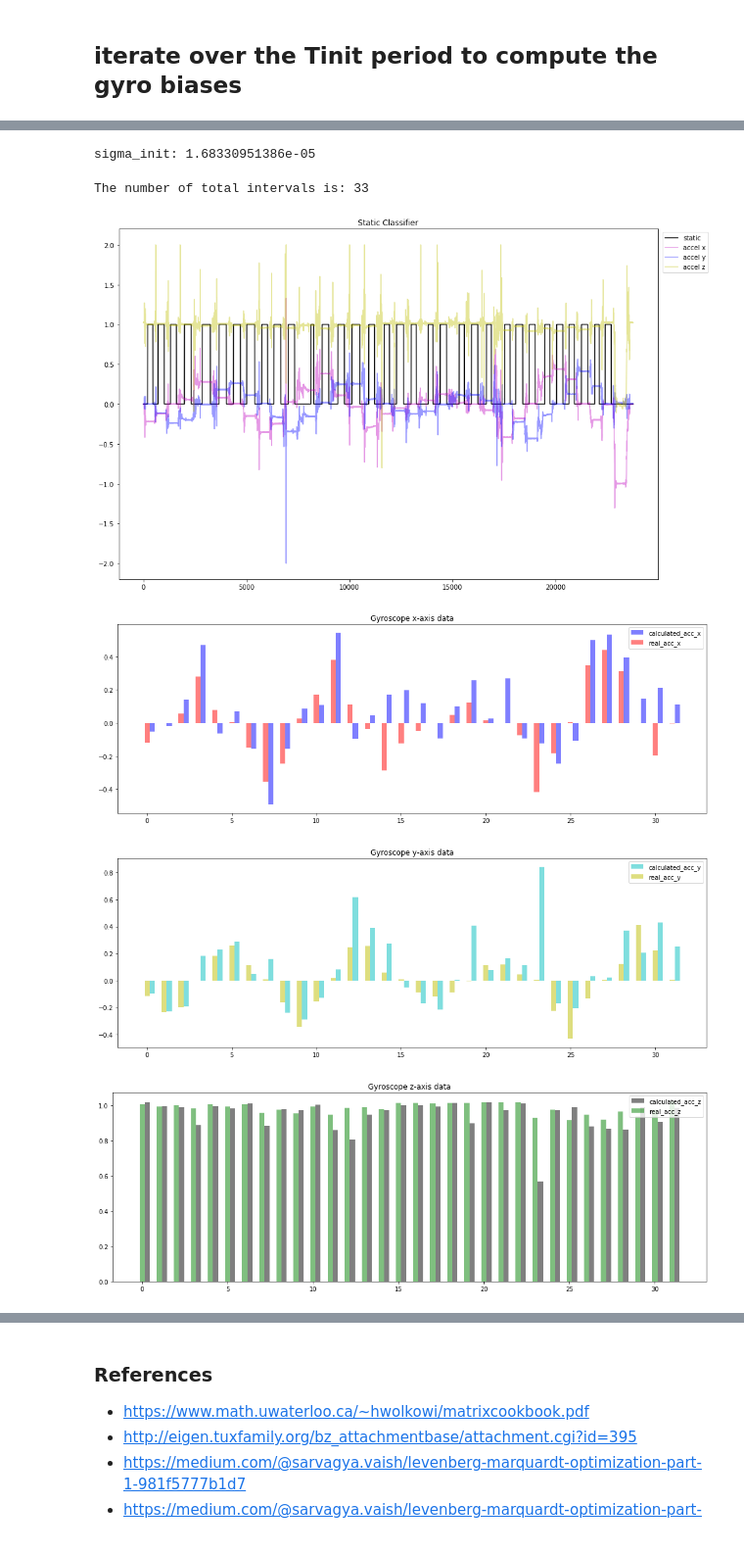
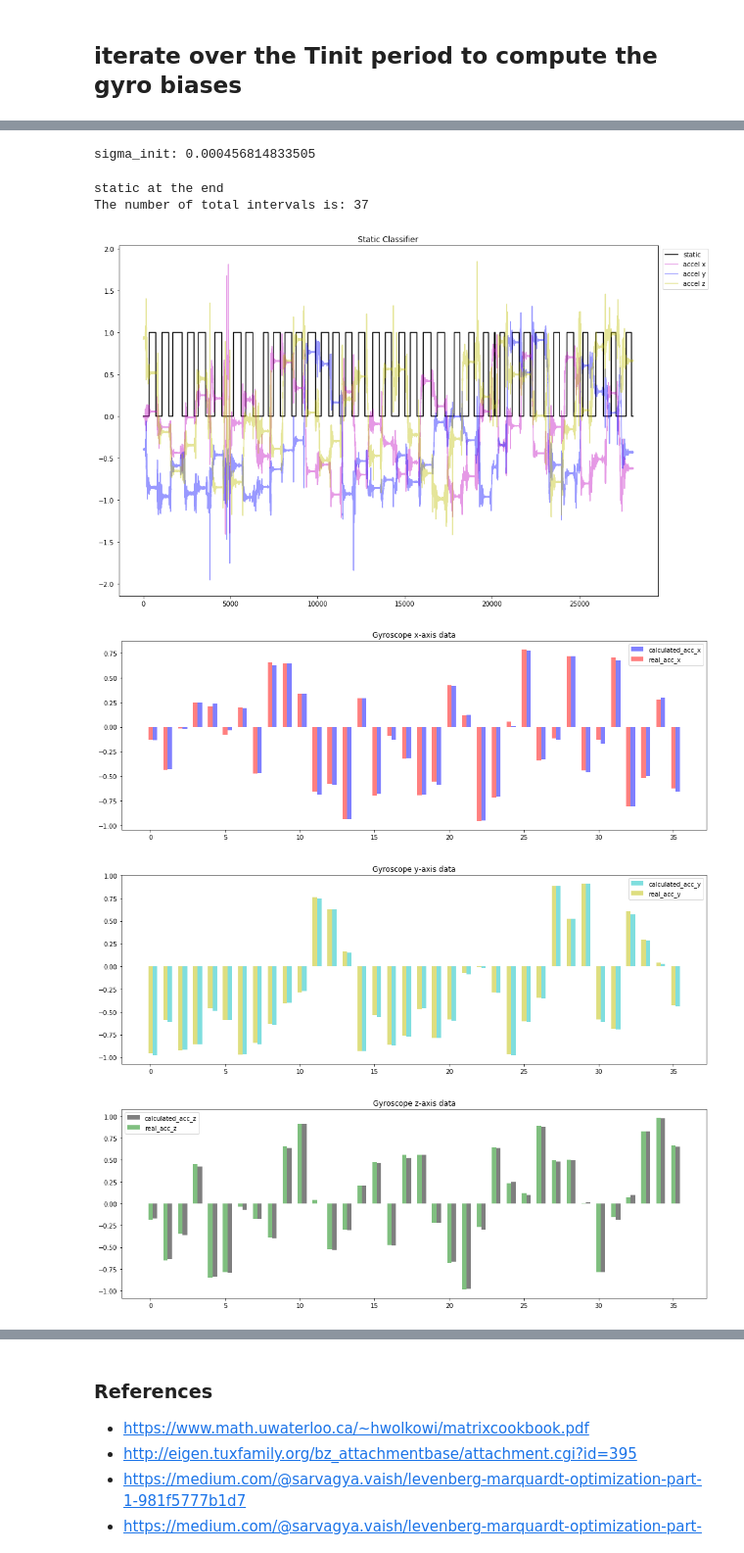
Before and after one commit to PHIL-MQP/phil, a Jupyter notebook: python/notebooks/IMU Calibration.ipynb, the cells around one changed output, grey strips where cells are left out. Shown at 98% size. Cells and saved outputs as stored; diff of their text form; code cells hidden in the pictures.

```diff
--- a/python/notebooks/IMU Calibration.ipynb
+++ b/python/notebooks/IMU Calibration.ipynb
@@ -87,7 +87,7 @@ five-point approximations
  [-1.556     ]
  [-0.042     ]]
 # %%
-data_filename = "recorded_sensor_data/imu_calibration/imu_12_07_nicolette2.csv"
+data_filename = "recorded_sensor_data/imu_calibration/imu_calibration_data_1_28_final.csv"
 #data_filename = "recorded_sensor_data/imu_calibration/imu_12_07_nicolette2.csv"
 # files where 0.4 and integration works "well"
 # "recorded_sensor_data/imu_calibration/imu_12_07_nicolette1.csv"
@@ -107,7 +107,7 @@ print(data.shape)
 # %% [markdown]
 ## iterate over the Tinit period to compute the gyro biases
 # %%
-Tinit = 44
+Tinit = 50
 samples_per_second = 100
 Tinit_idx = int(Tinit * samples_per_second)
 init_data = data[:Tinit_idx]
@@ -241,7 +241,7 @@ def rotation_matrix(gyro_matrix):
 sigma_init = np.linalg.norm(np.var(init_data[:, :3], axis=0))
 print("sigma_init:", sigma_init)
 # %% [output]
-sigma_init: 1.68330951386e-05
+sigma_init: 0.000456814833505
 # %%
 intervals, classifications = get_static_intervals(sigma_init**2*32, remaining_data, 2, samples_per_second)
 
@@ -258,9 +258,8 @@ plt.plot(remaining_data[:,2], label='accel z', alpha=0.4, c='y')
 plt.legend(bbox_to_anchor=(1.1,1))
 plt.show()
 
-theta_gyro = [-6.57863866e-02,1.30780216e-02,-1.07272985e+01,-1.38820054e-01,
-              -1.51959049e+00,-2.95479450e-01,7.68541441e-04,1.67018390e+00,9.90169186e-01]
-# theta_gyro = [0,0,0,0,0,0,1,1,1]
+# theta_gyro = [0.00839418,0.0019994,-0.00421941,-0.01551813,-0.00192843,-0.00770945,0.40658373,0.40279491,0.40167039]
+theta_gyro = [0,0,0,0,0,0,0.4,0.4,0.4]
 
 final_acc,expected_acc = expected_acc_frame(intervals, remaining_data, theta_gyro, 0.01)
 final_acc_x = final_acc[:,0]
@@ -317,38 +316,39 @@ rects2 = plt.bar(index, final_acc_y, bar_width,
 plt.title('Gyroscope y-axis data')
 plt.legend()
 
 plt.tight_layout()
 plt.show()
 
 
 # create plot
 fig, ax = plt.subplots(figsize=(14,5))
 index = np.arange(n_groups)
 bar_width = 0.3
 opacity = 0.5
 
 rects1 = plt.bar(index + bar_width, expected_acc_z, bar_width,
                  alpha=opacity,
                  color='k',
                  label='calculated_acc_z')
 rects2 = plt.bar(index, final_acc_z, bar_width,
                  alpha=opacity,
                  color='g',
                  label='real_acc_z')
 
 
 
 plt.title('Gyroscope z-axis data')
 plt.legend()
 
 plt.tight_layout()
 plt.show()
 # %% [output]
-The number of total intervals is: 33
+static at the end
+The number of total intervals is: 37
-[figure, old version]
+[figure, new version]
-[figure, old version]
+[figure, new version]
-[figure, old version]
+[figure, new version]
-[figure, old version]
+[figure, new version]
 # %%
 def compute_residual(intervals, static_mean_accs, acc_params):
     residual = 0
```
Also changed, not shown: parts of 6 cells of this notebook, 1 other file.
